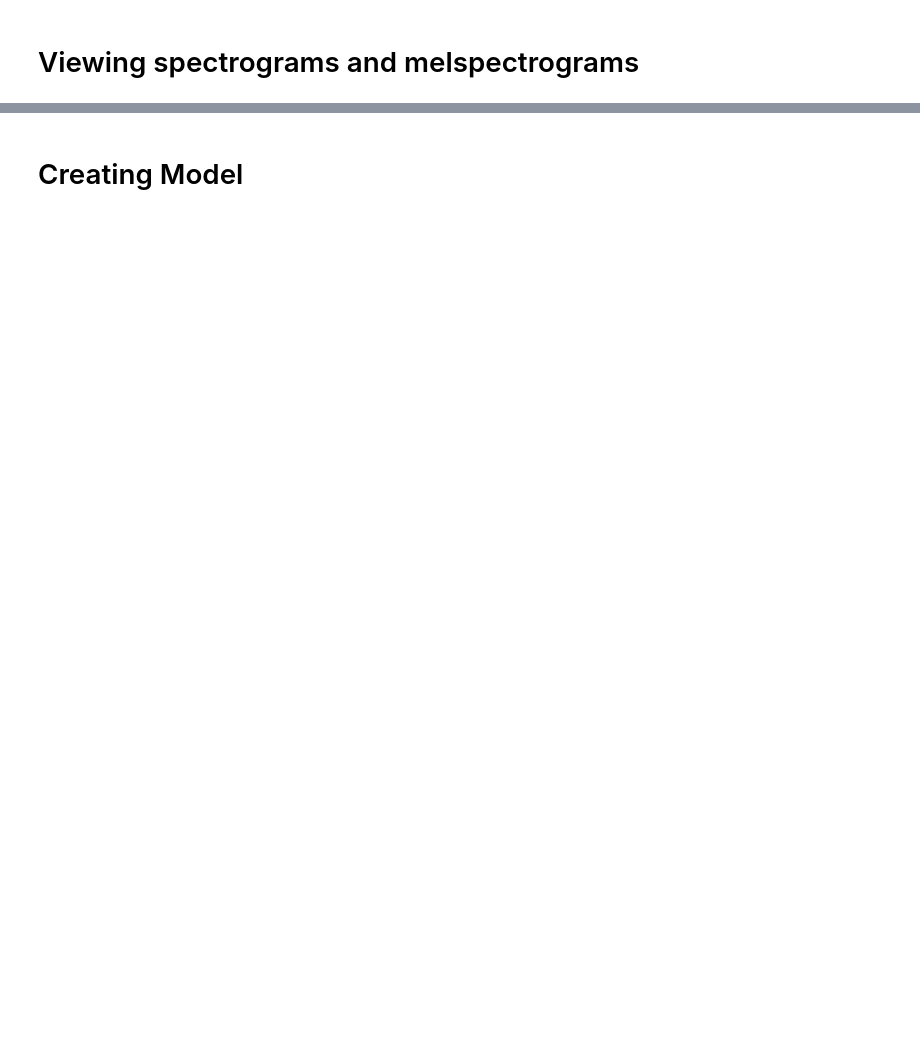
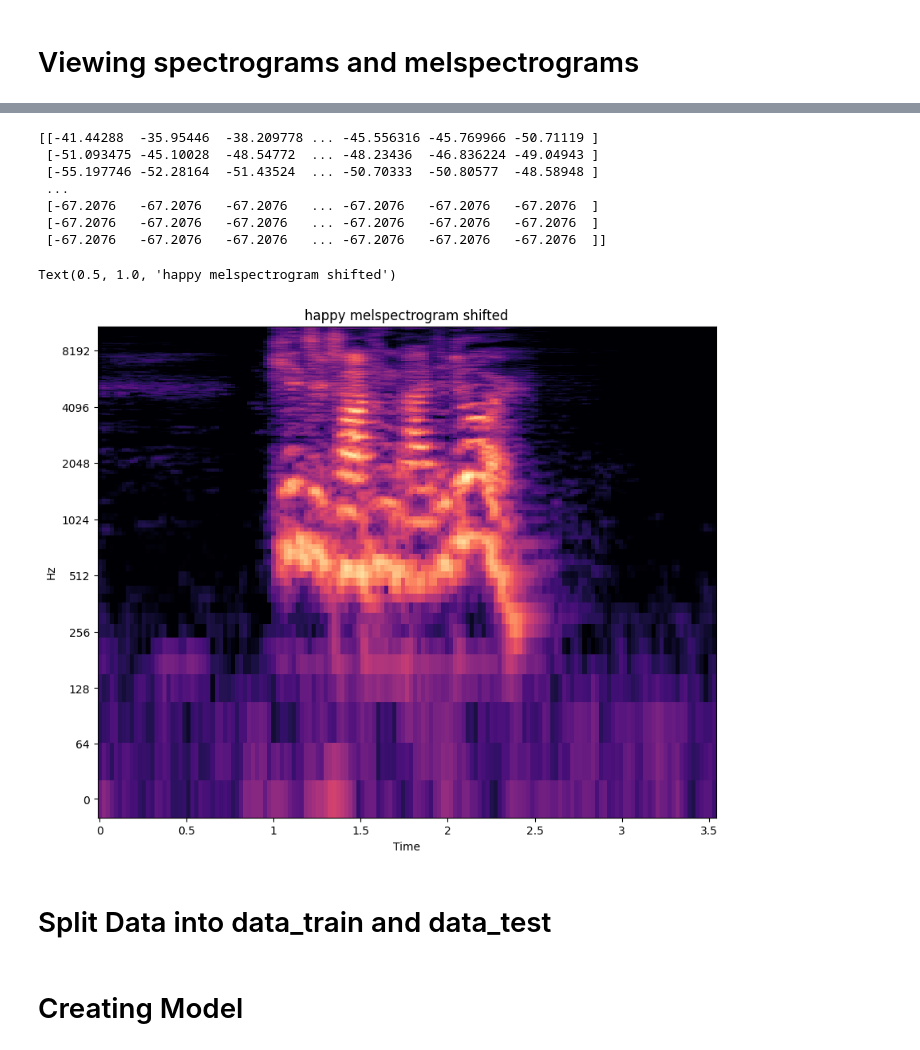
Before and after one commit to khirobenn/RAVDESS-Emotion-Recognition-from-Speech, a Jupyter notebook: speech-emotion-recognitin.ipynb, the cells around one changed output, grey strips where cells are left out. Saved outputs shown, nothing was run; the diff lists cells and outputs as text; code cells hidden in the pictures; blank space fills up the shorter version.

```diff
--- a/speech-emotion-recognitin.ipynb
+++ b/speech-emotion-recognitin.ipynb
@@ -185,0 +194,19 @@ sp = librosa.display.specshow(my_example, x_axis="time", y_axis="log", ax=ax)
+# %%
+# Shifting:
+shift = pitch_shift(audio_file)
+print(shift)
+fig, ax = plt.subplots(figsize=(10, 8))
+sp = librosa.display.specshow(shift, x_axis="time", y_axis="log", ax=ax)
+ax.set_title(emotion + " melspectrogram shifted")
+# %% [output]
+[[-41.44288  -35.95446  -38.209778 ... -45.556316 -45.769966 -50.71119 ]
+ [-51.093475 -45.10028  -48.54772  ... -48.23436  -46.836224 -49.04943 ]
+ [-55.197746 -52.28164  -51.43524  ... -50.70333  -50.80577  -48.58948 ]
+ ...
+ [-67.2076   -67.2076   -67.2076   ... -67.2076   -67.2076   -67.2076  ]
+ [-67.2076   -67.2076   -67.2076   ... -67.2076   -67.2076   -67.2076  ]
+ [-67.2076   -67.2076   -67.2076   ... -67.2076   -67.2076   -67.2076  ]]
+Text(0.5, 1.0, 'happy melspectrogram shifted')
+[figure, added]
+# %% [markdown]
+# Split Data into data_train and data_test
```
Also changed, not shown: parts of 24 cells of this notebook.
